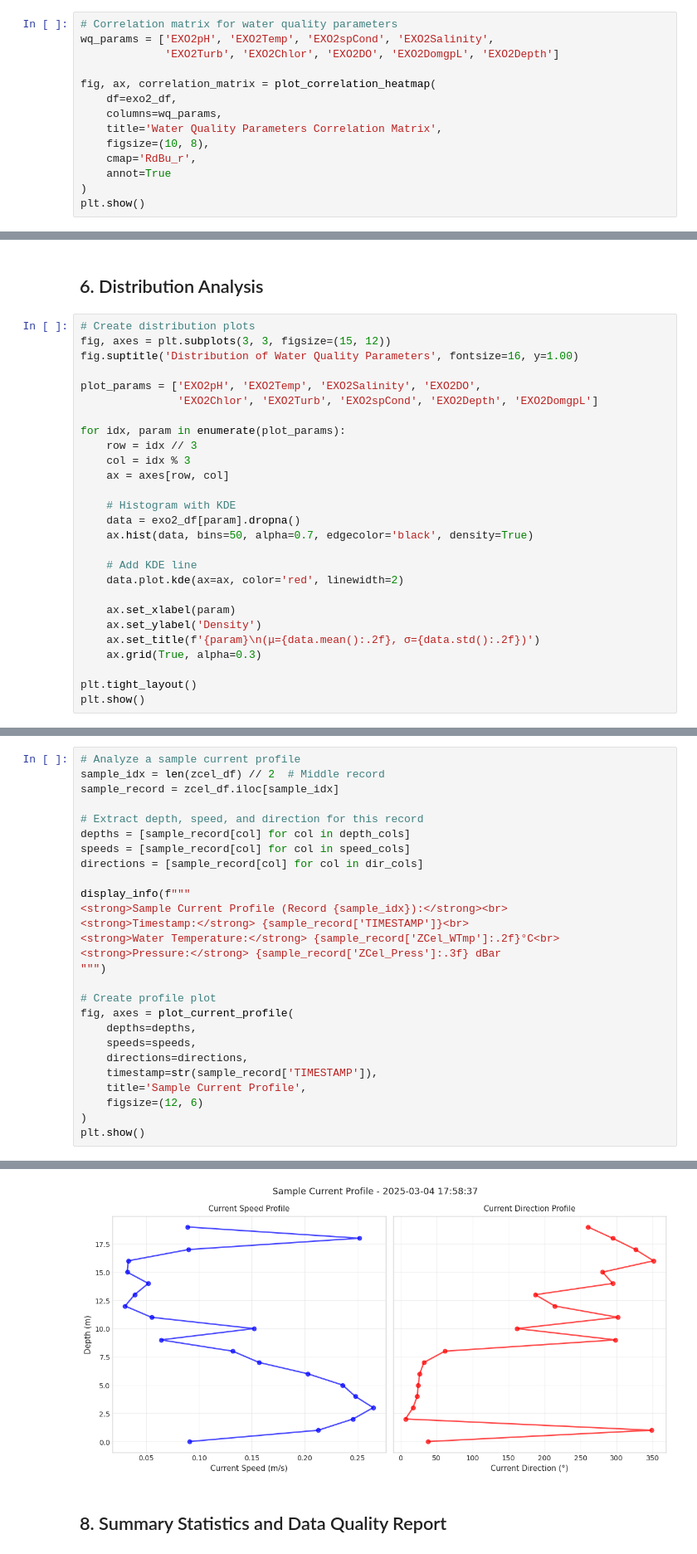
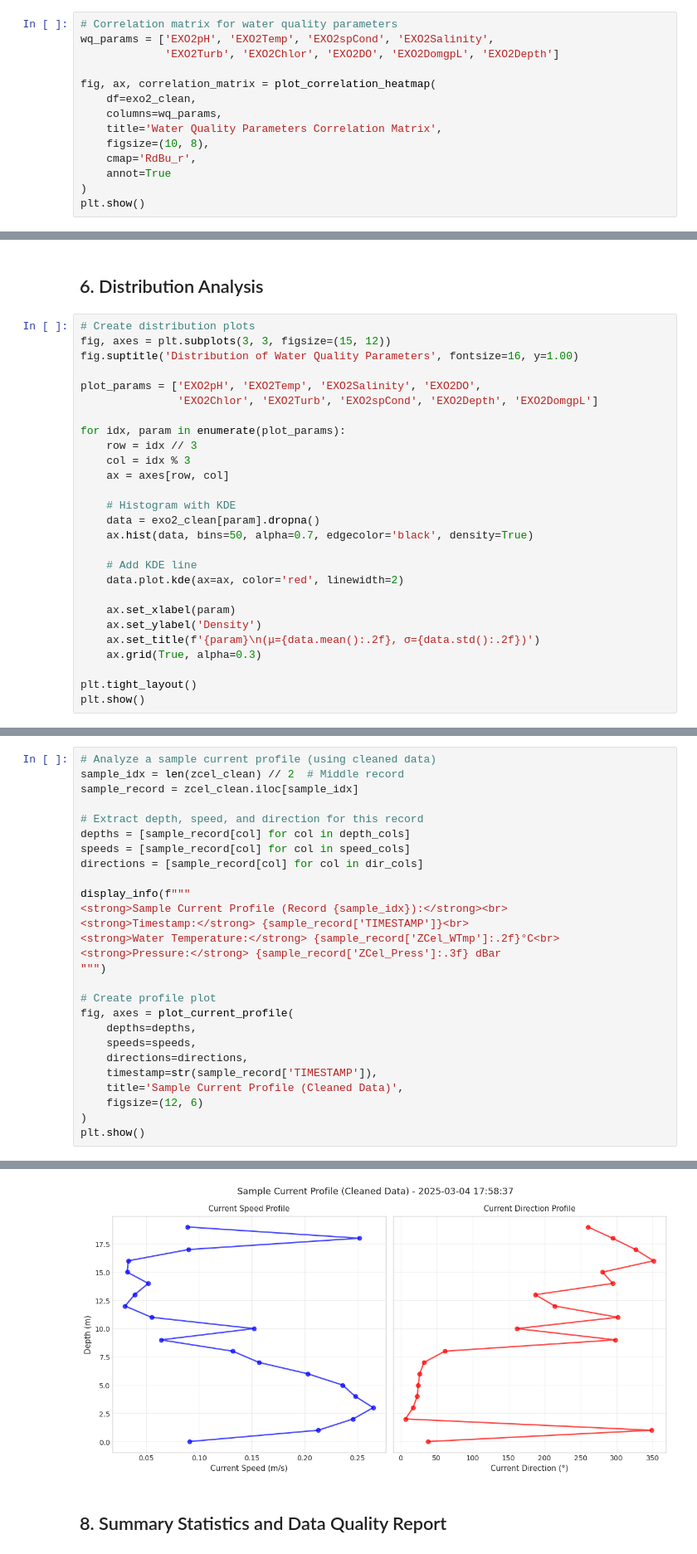
Before and after one commit to lhzn-io/imta-analytics, a Jupyter notebook: notebooks/01_initial_data_exploration.ipynb, the cells around one changed output, grey strips where cells are left out. Shown at 83% size. Drawn from its saved outputs; the diff is of its cells as text.

```diff
--- a/notebooks/01_initial_data_exploration.ipynb
+++ b/notebooks/01_initial_data_exploration.ipynb
@@ -633,7 +633,7 @@ wq_params = ['EXO2pH', 'EXO2Temp', 'EXO2spCond', 'EXO2Salinity',
              'EXO2Turb', 'EXO2Chlor', 'EXO2DO', 'EXO2DomgpL', 'EXO2Depth']
 
 fig, ax, correlation_matrix = plot_correlation_heatmap(
-    df=exo2_df,
+    df=exo2_clean,
     columns=wq_params,
     title='Water Quality Parameters Correlation Matrix',
     figsize=(10, 8),
@@ -686,7 +678,7 @@ for idx, param in enumerate(plot_params):
     ax = axes[row, col]
 
     # Histogram with KDE
-    data = exo2_df[param].dropna()
+    data = exo2_clean[param].dropna()
     ax.hist(data, bins=50, alpha=0.7, edgecolor='black', density=True)
 
     # Add KDE line
@@ -706,36 +766,36 @@ plt.show()
 # %%
-# Analyze a sample current profile
-sample_idx = len(zcel_df) // 2  # Middle record
-sample_record = zcel_df.iloc[sample_idx]
+# Analyze a sample current profile (using cleaned data)
+sample_idx = len(zcel_clean) // 2  # Middle record
+sample_record = zcel_clean.iloc[sample_idx]
 
 # Extract depth, speed, and direction for this record
 depths = [sample_record[col] for col in depth_cols]
 speeds = [sample_record[col] for col in speed_cols]
 directions = [sample_record[col] for col in dir_cols]
 
 display_info(f"""
 <strong>Sample Current Profile (Record {sample_idx}):</strong><br>
 <strong>Timestamp:</strong> {sample_record['TIMESTAMP']}<br>
 <strong>Water Temperature:</strong> {sample_record['ZCel_WTmp']:.2f}°C<br>
 <strong>Pressure:</strong> {sample_record['ZCel_Press']:.3f} dBar
 """)
 
 # Create profile plot
 fig, axes = plot_current_profile(
     depths=depths,
     speeds=speeds,
     directions=directions,
     timestamp=str(sample_record['TIMESTAMP']),
-    title='Sample Current Profile',
+    title='Sample Current Profile (Cleaned Data)',
     figsize=(12, 6)
 )
 plt.show()
 # %% [output]
 Sample Current Profile (Record 29532):
 Timestamp: 2025-03-04 17:58:37
 Water Temperature: 1.66°C
 Pressure: 0.867 dBar
-[figure, old version]
+[figure, new version]
 # %% [markdown]
 ## 8. Summary Statistics and Data Quality Report
 # %%
```
Also changed, not shown: parts of 8 cells of this notebook.
